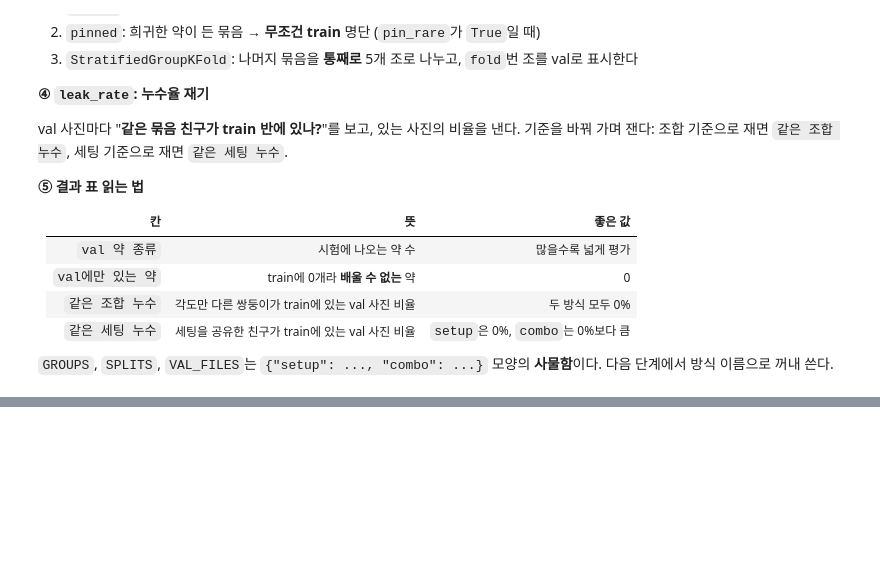
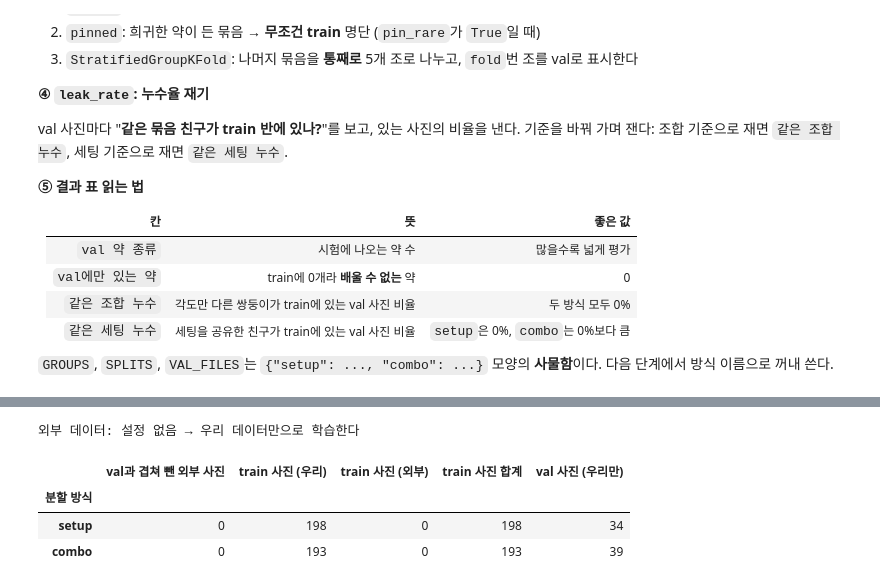
Before and after one commit to def-uk/pill-bbox, a Jupyter notebook: notebooks/YOLO11s.ipynb, the cells around one changed output, grey strips where cells are left out. Cells and saved outputs as stored; diff of their text form; code cells hidden in the pictures; blank space fills up the shorter version.

Commit message:
data: 트레이닝 루프 중 외부 데이터 추가를 위한 자리 만들어두기(외부데이터는 아직 추가 안 하고 자리만 만듦)

```diff
--- a/notebooks/YOLO11s.ipynb
+++ b/notebooks/YOLO11s.ipynb
@@ -628,0 +643,77 @@ val 사진마다 "**같은 묶음 친구가 train 반에 있나?**"를 보고,
+# %%
+def drop_unknown_classes(boxes: pd.DataFrame) -> pd.DataFrame:
+    """우리 56종에 없는 약이 하나라도 든 사진은 통째로 뺀다."""
+    unknown = ~boxes["category_id"].isin(ours["category_id"].unique())
+    bad_files = boxes.loc[unknown, "file_name"].unique()
+    return boxes[~boxes["file_name"].isin(bad_files)]
+
+
+def safe_combo_and_angle(file_name: str) -> tuple[str, int] | None:
+    """파일명이 우리 규칙을 따르면 (조합, 각도), 아니면 None."""
+    try:
+        return combo_and_angle(file_name)
+    except (IndexError, ValueError):
+        return None
+
+
+def leaked_files(ext: pd.DataFrame, val_files: list[str], check_setup: bool) -> set[str]:
+    """외부 사진 중 val과 겹치는 사진: 같은 조합, (check_setup이면) 같은 세팅."""
+    val_combos = {combo_and_angle(fn)[0] for fn in val_files}
+    val_centers = box_centers(ours[ours["file_name"].isin(val_files)])
+    val_by_angle = {}
+    for fn in val_files:
+        val_by_angle.setdefault(combo_and_angle(fn)[1], []).append(fn)
+
+    leaked = set()
+    for fn, centers in box_centers(ext).items():
+        parsed = safe_combo_and_angle(fn)
+        if parsed is not None and parsed[0] in val_combos:
+            leaked.add(fn)
+        elif check_setup:
+            # 각도를 알면 같은 각도의 val 사진만, 모르면 val 사진 전부와 비교
+            candidates = val_by_angle.get(parsed[1], []) if parsed else val_files
+            if any(shares_setup(centers, val_centers[v]) for v in candidates):
+                leaked.add(fn)
+    return leaked
+
+
+if EXTERNAL_ANN_DIR is None or EXTERNAL_IMG_DIR is None:
+    external = pd.DataFrame(columns=BOX_COLS)
+    print("외부 데이터: 설정 없음 → 우리 데이터만으로 학습한다")
+else:
+    external = load_coco_boxes(Path(EXTERNAL_ANN_DIR), Path(EXTERNAL_IMG_DIR), "external")
+    n_raw = external["file_name"].nunique()
+    if not EXTERNAL_NEW_CLASSES:
+        external = drop_unknown_classes(external)
+    n_known = external["file_name"].nunique()
+    external = external[~external["file_name"].isin(ours["file_name"])]  # 우리 사진과 같은 파일
+    print(
+        f"외부 데이터: 사진 {n_raw}장 → 모르는 약 사진 제외 {n_known}장 "
+        f"→ 우리와 같은 파일 제외 {external['file_name'].nunique()}장"
+    )
+
+# 분할 방식마다 그 방식의 val과 겹치는 외부 사진을 빼고, 남은 것만 train에 더한다
+TRAIN_EXTRA = {}
+rows = []
+for mode in DATA_CFG["split_modes"]:
+    leaked = leaked_files(external, VAL_FILES[mode], check_setup=mode == "setup")
+    TRAIN_EXTRA[mode] = external[~external["file_name"].isin(leaked)].reset_index(drop=True)
+    n_ours = (SPLITS[mode] == "train").sum()
+    n_extra = TRAIN_EXTRA[mode]["file_name"].nunique()
+    rows.append(
+        {
+            "분할 방식": mode,
+            "val과 겹쳐 뺀 외부 사진": len(leaked),
+            "train 사진 (우리)": n_ours,
+            "train 사진 (외부)": n_extra,
+            "train 사진 합계": n_ours + n_extra,
+            "val 사진 (우리만)": len(VAL_FILES[mode]),
+        }
+    )
+pd.DataFrame(rows).set_index("분할 방식")
+# %% [output]
+외부 데이터: 설정 없음 → 우리 데이터만으로 학습한다
+|  | val과 겹쳐 뺀 외부 사진 | train 사진 (우리) | train 사진 (외부) | train 사진 합계 | val 사진 (우리만) |
+| 분할 방식 |  |  |  |  |  |
+| setup | 0 | 198 | 0 | 198 | 34 |
+| combo | 0 | 193 | 0 | 193 | 39 |
```
Also changed, not shown: parts of 1 cell of this notebook.
